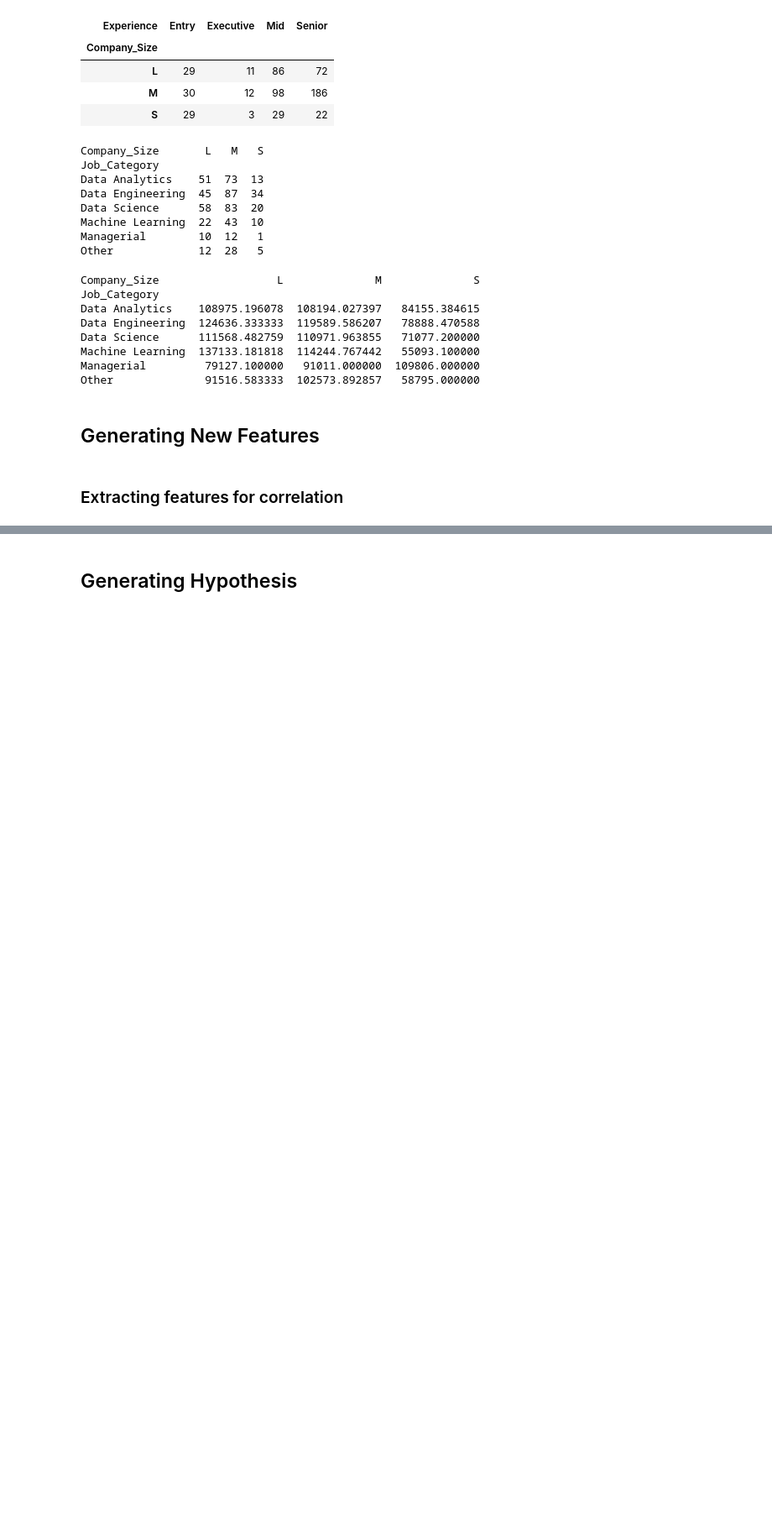
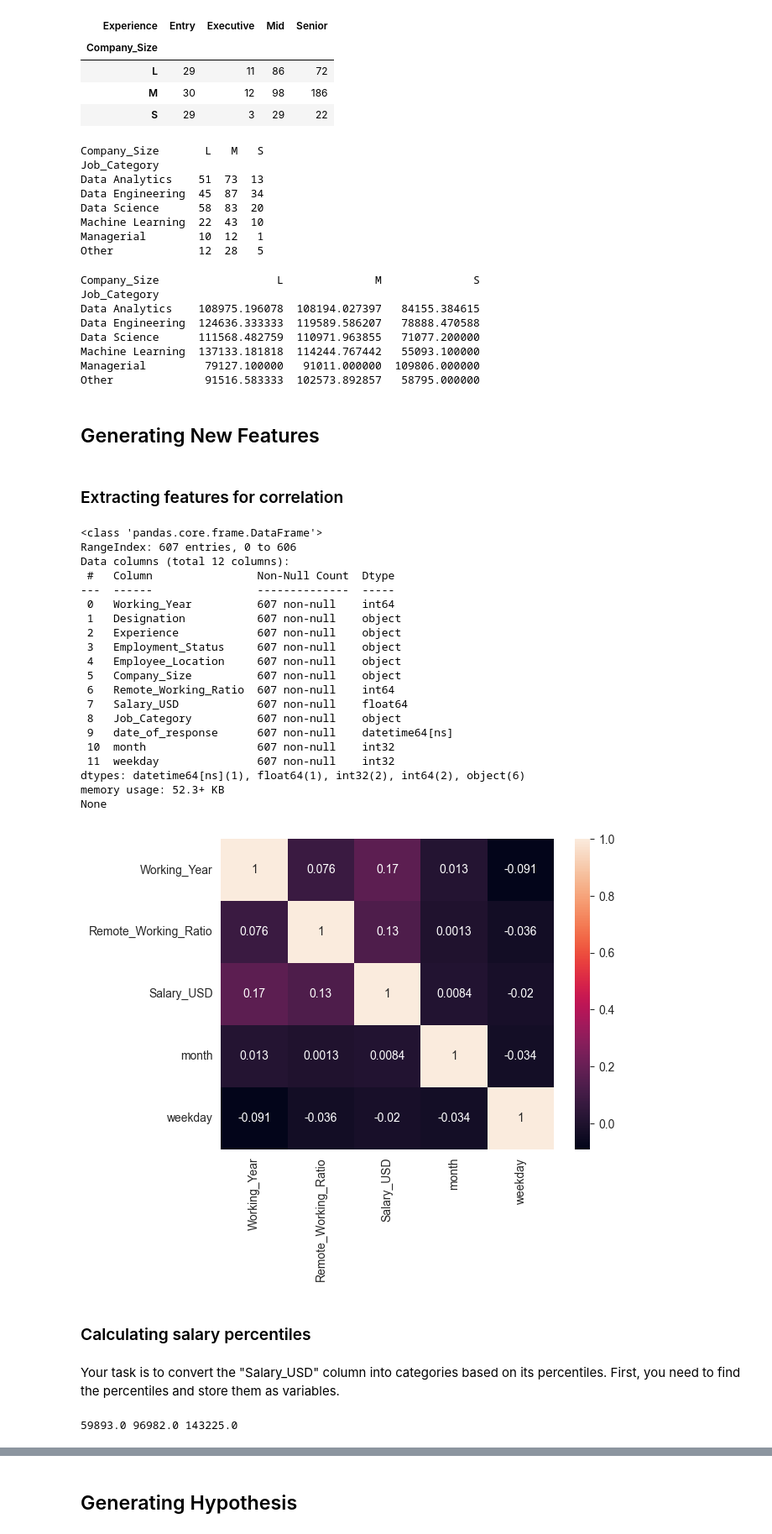
Before and after one commit to tchowdhury/ML, a Jupyter notebook: EDA/eda/eda_into_action.ipynb, the cells around one changed output, grey strips where cells are left out. Shown at 84% size. Cells and saved outputs as stored; diff of their text form; code cells hidden in the pictures; blank space fills up the shorter version.

Commit message:
Merge remote-tracking branch 'origin/main'

```diff
--- a/EDA/eda/eda_into_action.ipynb
+++ b/EDA/eda/eda_into_action.ipynb
@@ -88,3 +91,53 @@ Other              91516.583333  102573.892857   58795.000000
 ## Generating New Features
 # %% [markdown]
 ### Extracting features for correlation
+# %%
+# Extract the month from "date_of_response", storing it as a column called "month"
+salaries["month"] = salaries["date_of_response"].dt.month
+
+# Extract the weekday of the response
+salaries["weekday"] = salaries["date_of_response"].dt.weekday
+
+print(salaries.info())
+
+# Create a heatmap
+sns.heatmap(salaries[['Working_Year','Remote_Working_Ratio','Salary_USD','month','weekday']].corr(), annot=True)
+plt.show()
+# %% [output]
+<class 'pandas.core.frame.DataFrame'>
+RangeIndex: 607 entries, 0 to 606
+Data columns (total 12 columns):
+ #   Column                Non-Null Count  Dtype
+---  ------                --------------  -----
+ 0   Working_Year          607 non-null    int64
+ 1   Designation           607 non-null    object
+ 2   Experience            607 non-null    object
+ 3   Employment_Status     607 non-null    object
+ 4   Employee_Location     607 non-null    object
+ 5   Company_Size          607 non-null    object
+ 6   Remote_Working_Ratio  607 non-null    int64
+ 7   Salary_USD            607 non-null    float64
+ 8   Job_Category          607 non-null    object
+ 9   date_of_response      607 non-null    datetime64[ns]
+ 10  month                 607 non-null    int32
+ 11  weekday               607 non-null    int32
+dtypes: datetime64[ns](1), float64(1), int32(2), int64(2), object(6)
+memory usage: 52.3+ KB
+None
+[figure, added]
+# %% [markdown]
+### Calculating salary percentiles
+# %% [markdown]
+Your task is to convert the "Salary_USD" column into categories based on its percentiles. First, you need to find the percentiles and store them as variables.
+# %%
+# Find the 25th percentile
+twenty_fifth = salaries["Salary_USD"].quantile(0.25)
+
+# Save the median
+salaries_median = salaries["Salary_USD"].median()
+
+# Gather the 75th percentile
+seventy_fifth = salaries["Salary_USD"].quantile(0.75)
+print(twenty_fifth, salaries_median, seventy_fifth)
+# %% [output]
+59893.0 96982.0 143225.0
```
Also changed, not shown: parts of 9 cells of this notebook.
